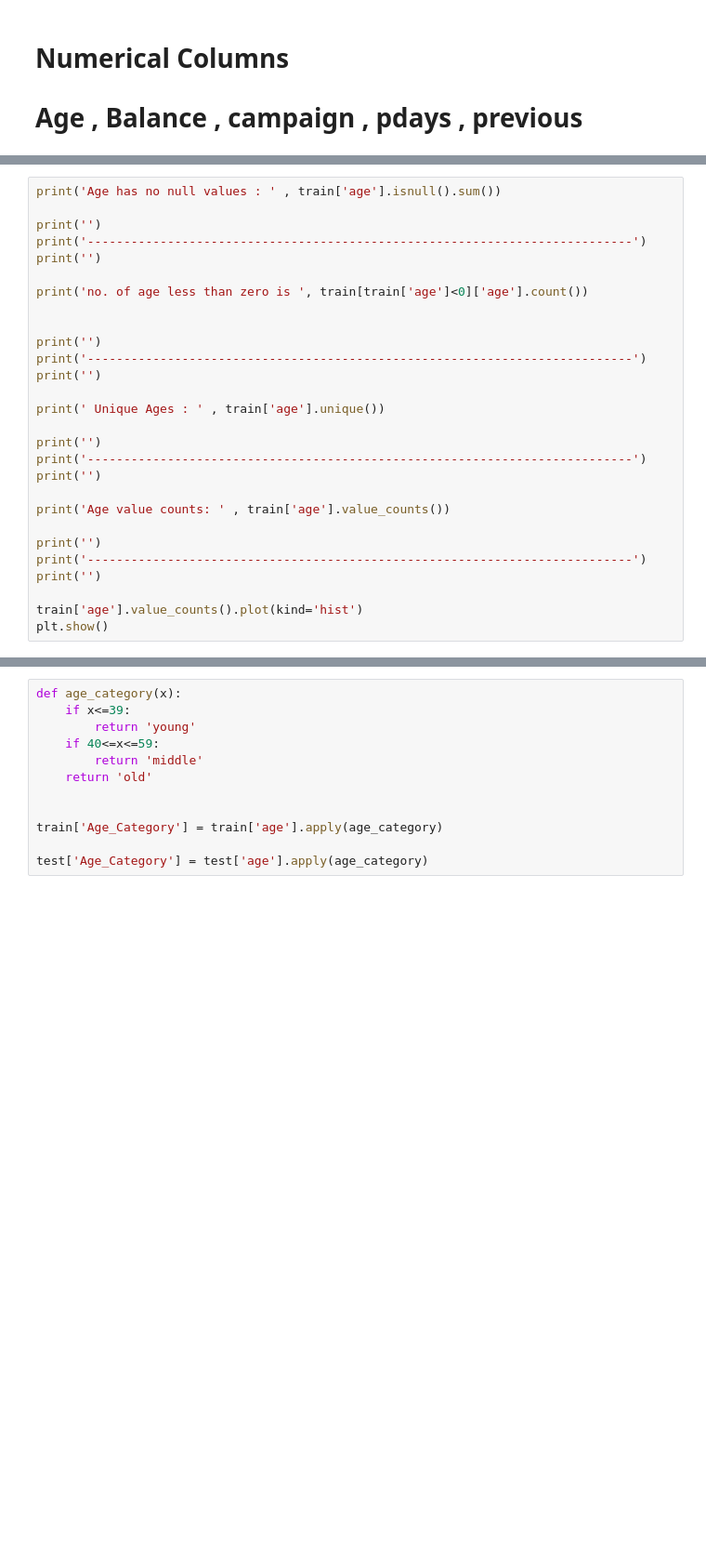
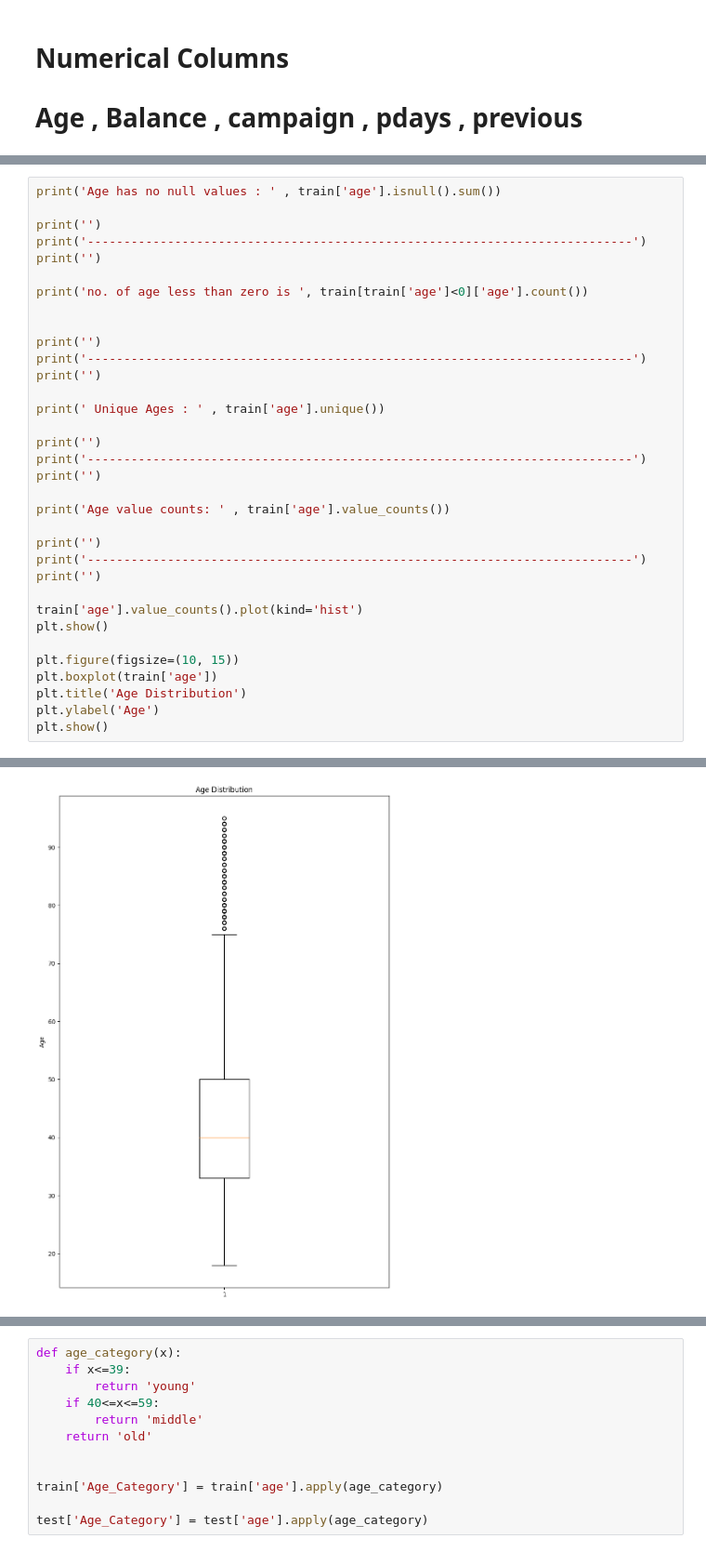
Before and after one commit to linisha04/Predict-the-Success-of-Bank-telemarketing, a Jupyter notebook: liniiiii.ipynb, the cells around one changed output, grey strips where cells are left out. Shown at 93% size. Cells and saved outputs as stored; diff of their text form; blank space fills up the shorter version.

```diff
--- a/liniiiii.ipynb
+++ b/liniiiii.ipynb
@@ -598,32 +627,39 @@ print('')
 print('---------------------------------------------------------------------------')
 print('')
 
 print('Age value counts: ' , train['age'].value_counts())
 
 print('')
 print('---------------------------------------------------------------------------')
 print('')
 
 train['age'].value_counts().plot(kind='hist')
 plt.show()
+
+plt.figure(figsize=(10, 15))
+plt.boxplot(train['age'])
+plt.title('Age Distribution')
+plt.ylabel('Age')
+plt.show()
 # %% [output]
 Age has no null values :  0
 
 ---------------------------------------------------------------------------
 
 no. of age less than zero is  0
 
 ---------------------------------------------------------------------------
 
  Unique Ages :  [26 52 44 33 31 25 46 37 38 32 28 34 86 42 58 39 35 47 45 48 30 50 56 54
  40 53 41 51 27 29 57 63 36 43 19 55 49 23 83 60 22 80 76 59 24 93 71 89
  64 68 85 79 62 69 20 90 66 87 72 88 67 70 77 91 78 61 65 73 74 84 82 92
  81 18 21 75 94 95]
 ... (14 lines left out)
 95       2
 Name: count, Length: 78, dtype: int64
 
 ---------------------------------------------------------------------------
 [figure]
+[figure, added]
 # %% [markdown]
 # Feature Engineering Age Category
```
Also changed, not shown: parts of 57 cells of this notebook.
